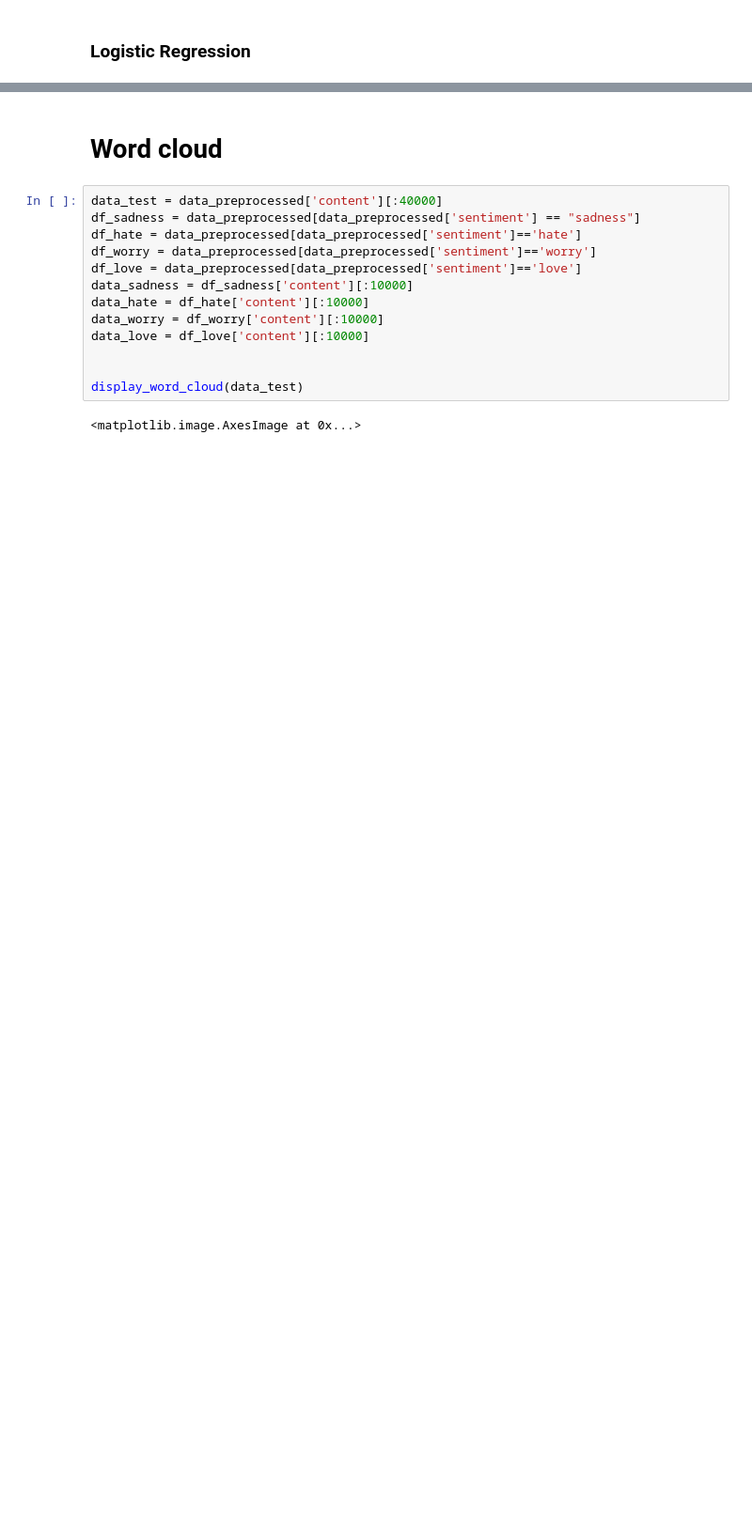
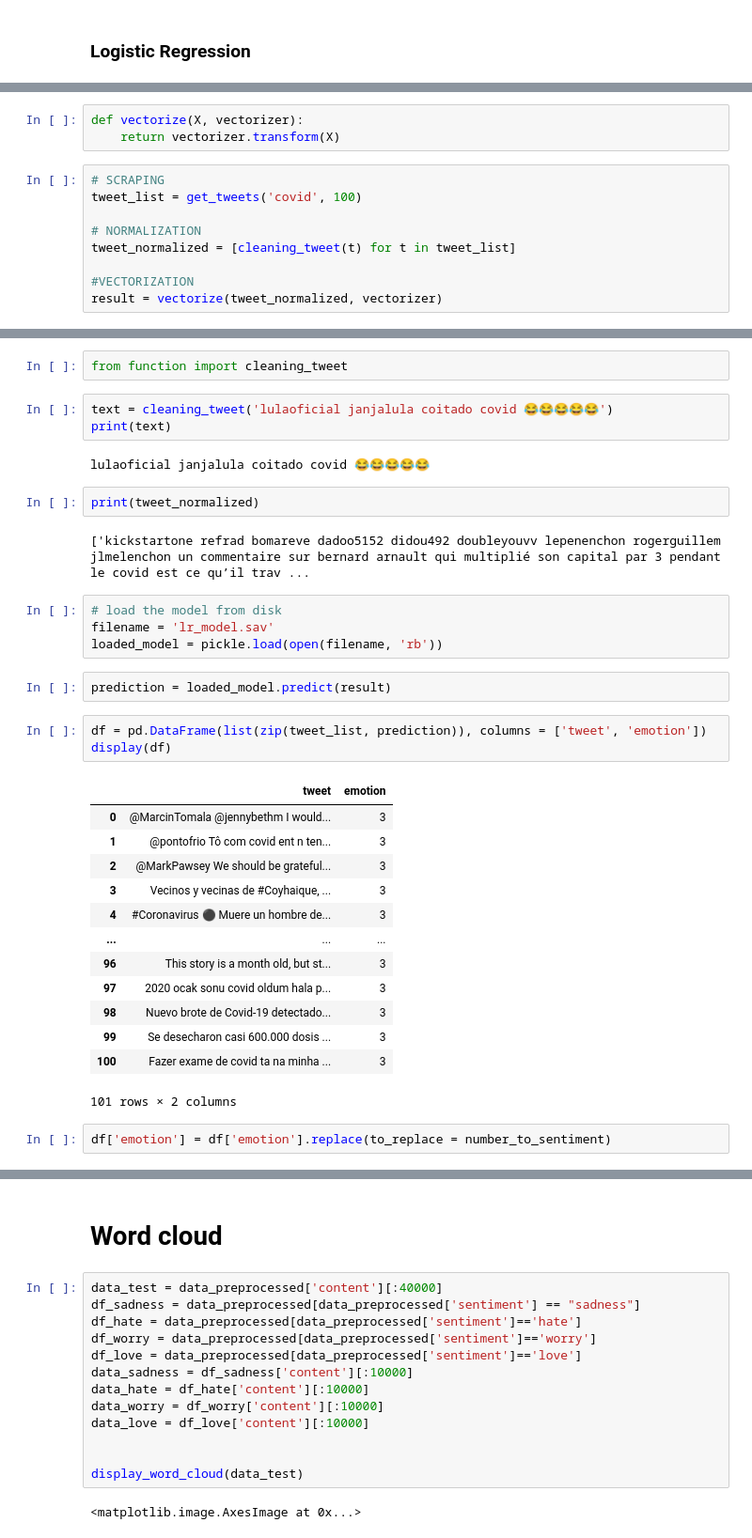
Before and after one commit to Sarahhabbi/EmotionAnalysis, a Jupyter notebook: src/model.ipynb, the cells around one changed output, grey strips where cells are left out. Shown at 94% size. Cells and saved outputs as stored; diff of their text form; blank space fills up the shorter version.

Commit message:
integrate prediction into app with logistic regression

```diff
--- a/src/model.ipynb
+++ b/src/model.ipynb
@@ -239,0 +193,12 @@ NameError: name 'torchtext' is not defined
+# %%
+def vectorize(X, vectorizer):
+    return vectorizer.transform(X)
+# %%
+# SCRAPING
+tweet_list = get_tweets('covid', 100)
+
+# NORMALIZATION
+tweet_normalized = [cleaning_tweet(t) for t in tweet_list]
+
+#VECTORIZATION
+result = vectorize(tweet_normalized, vectorizer)
@@ -239,0 +214,36 @@ NameError: name 'torchtext' is not defined
+# %%
+from function import cleaning_tweet
+# %%
+text = cleaning_tweet('lulaoficial janjalula coitado covid 😂😂😂😂😂')
+print(text)
+# %% [output]
+lulaoficial janjalula coitado covid 😂😂😂😂😂
+# %%
+print(tweet_normalized)
+# %% [output]
+['kickstartone refrad bomareve dadoo5152 didou492 doubleyouvv lepenenchon rogerguillem jlmelenchon un commentaire sur bernard arnault qui multiplié son capital par 3 pendant le covid est ce qu’il trav ...
+# %%
+# load the model from disk
+filename = 'lr_model.sav'
+loaded_model = pickle.load(open(filename, 'rb'))
+# %%
+prediction = loaded_model.predict(result)
+# %%
+df = pd.DataFrame(list(zip(tweet_list, prediction)), columns = ['tweet', 'emotion'])
+display(df)
+# %% [output]
+|  | tweet | emotion |
+| 0 | @MarcinTomala @jennybethm I would... | 3 |
+| 1 | @pontofrio Tô com covid ent n ten... | 3 |
+| 2 | @MarkPawsey We should be grateful... | 3 |
+| 3 | Vecinos y vecinas de #Coyhaique, ... | 3 |
+| 4 | #Coronavirus ⚫ Muere un hombre de... | 3 |
+| ... | ... | ... |
+| 96 | This story is a month old, but st... | 3 |
+| 97 | 2020 ocak sonu covid oldum hala p... | 3 |
+| 98 | Nuevo brote de Covid-19 detectado... | 3 |
+| 99 | Se desecharon casi 600.000 dosis ... | 3 |
+| 100 | Fazer exame de covid ta na minha ... | 3 |
+101 rows × 2 columns
+# %%
+df['emotion'] = df['emotion'].replace(to_replace = number_to_sentiment)
```
Also changed, not shown: parts of 14 cells of this notebook, 7 other files.
